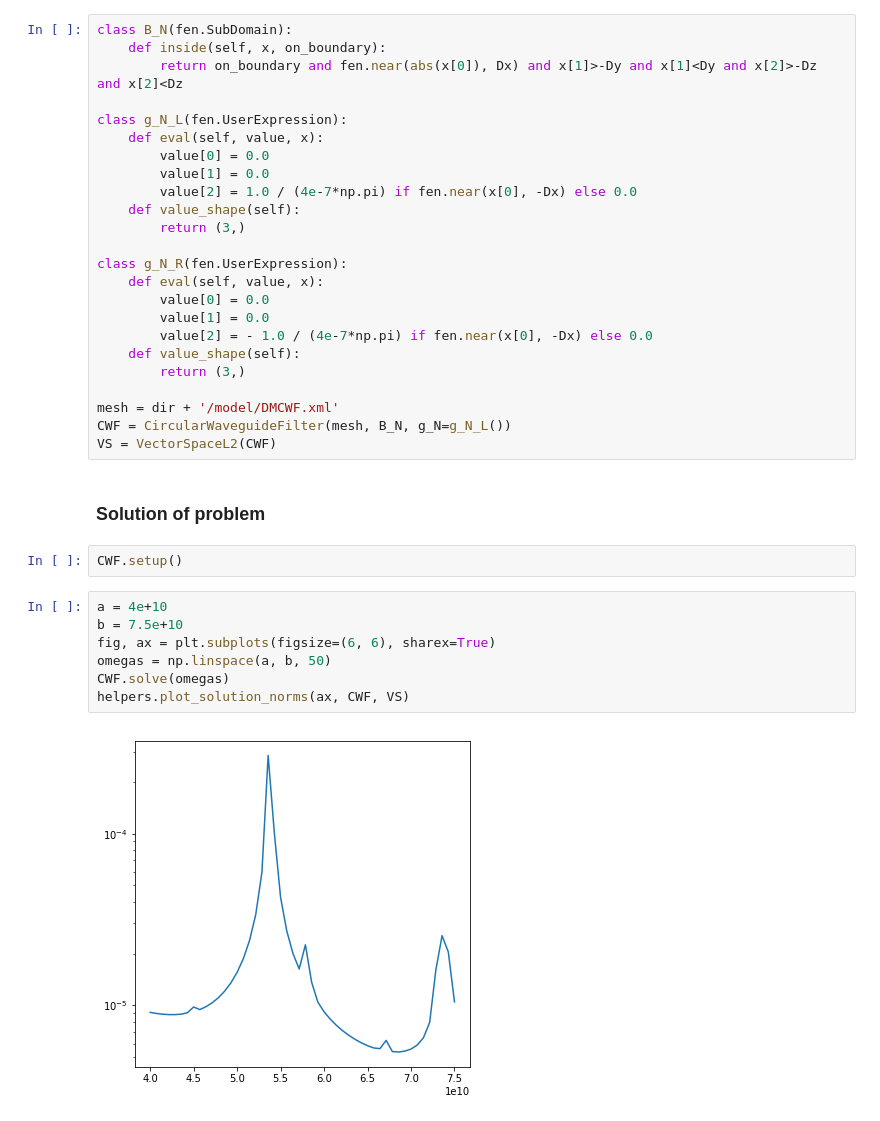
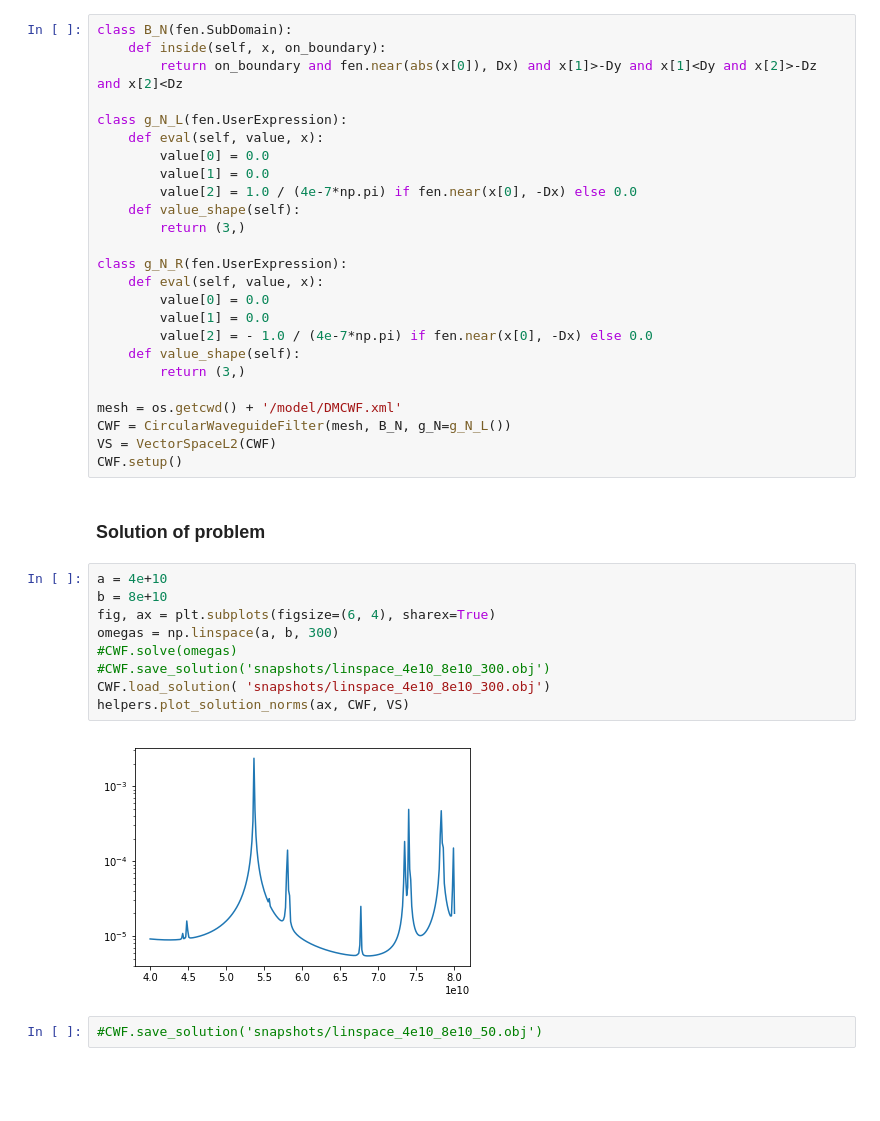
Before and after one commit to FMatti/Maxwell-MRI, a Jupyter notebook: examples/circular_waveguide_filter/circular_waveguide_filter.ipynb, the cells around one changed output. Saved outputs shown, nothing was run; the diff lists cells and outputs as text; blank space fills up the shorter version.

```diff
--- a/examples/circular_waveguide_filter/circular_waveguide_filter.ipynb
+++ b/examples/circular_waveguide_filter/circular_waveguide_filter.ipynb
@@ -58,22 +53,25 @@ class g_N_R(fen.UserExpression):
     def value_shape(self):
         return (3,)
 
-mesh = dir + '/model/DMCWF.xml'
+mesh = os.getcwd() + '/model/DMCWF.xml'
 CWF = CircularWaveguideFilter(mesh, B_N, g_N=g_N_L())
 VS = VectorSpaceL2(CWF)
+CWF.setup()
 # %% [markdown]
 ### Solution of problem
-# %%
-CWF.setup()
 # %%
 a = 4e+10
-b = 7.5e+10
-fig, ax = plt.subplots(figsize=(6, 6), sharex=True)
-omegas = np.linspace(a, b, 50)
-CWF.solve(omegas)
+b = 8e+10
+fig, ax = plt.subplots(figsize=(6, 4), sharex=True)
+omegas = np.linspace(a, b, 300)
+#CWF.solve(omegas)
+#CWF.save_solution('snapshots/linspace_4e10_8e10_300.obj')
+CWF.load_solution( 'snapshots/linspace_4e10_8e10_300.obj')
 helpers.plot_solution_norms(ax, CWF, VS)
 # %% [output]
-[figure, old version]
+[figure, new version]
+# %%
+#CWF.save_solution('snapshots/linspace_4e10_8e10_50.obj')
 # %%
 class trace(fen.SubDomain):
     def inside(self, x, on_boundary):
```
Also changed, not shown: parts of 7 cells of this notebook, 1 other file.
